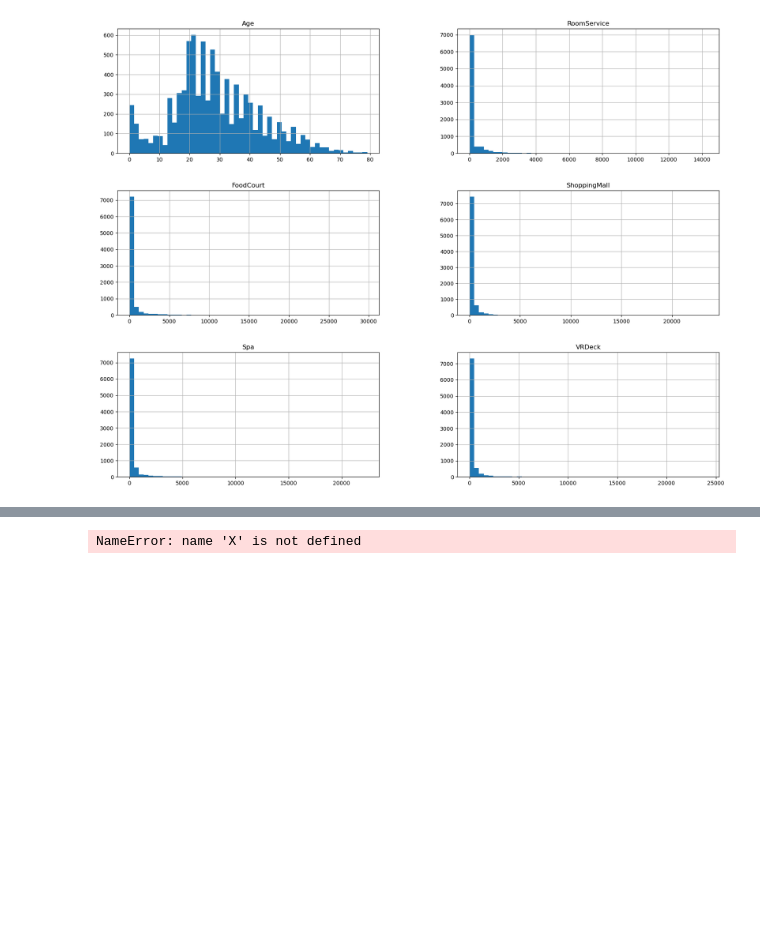
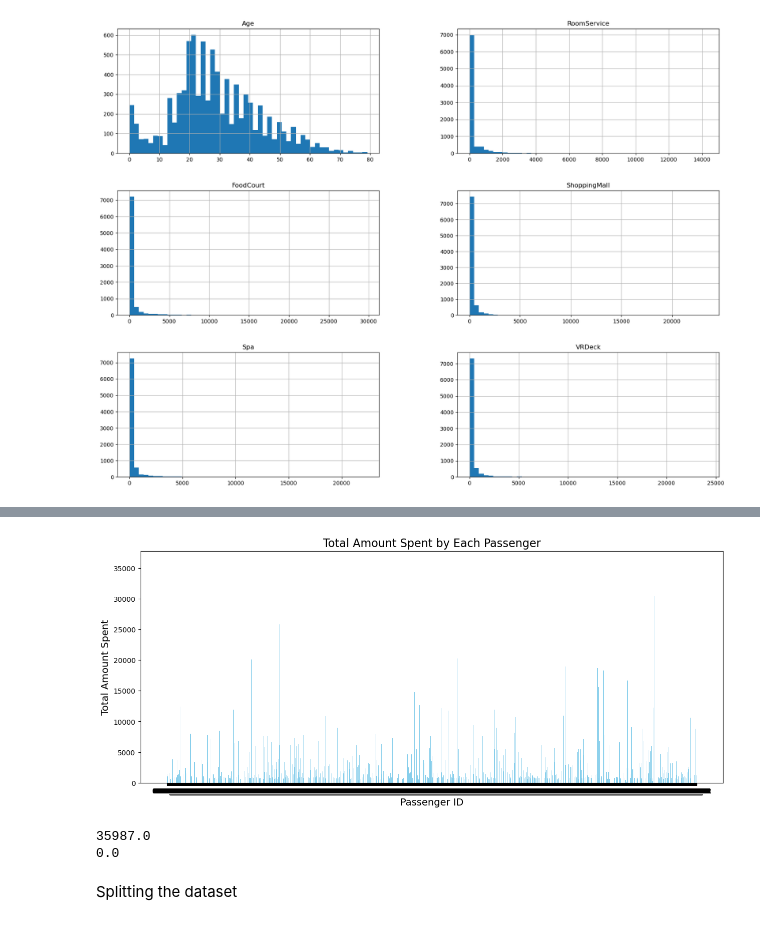
Before and after one commit to 22f3000082/ML-project, a Jupyter notebook: spaceship.ipynb, the cells around one changed output, grey strips where cells are left out. Drawn from its saved outputs; the diff is of its cells as text; code cells hidden in the pictures; blank space fills up the shorter version.

```diff
--- a/spaceship.ipynb
+++ b/spaceship.ipynb
@@ -128,0 +179,8 @@ plt.show()
+# %%
+from sklearn.impute import KNNImputer
+
+# Initialize the imputer
+imputer = KNNImputer(n_neighbors=5)
+
+# Apply KNN Imputation
+df[['CryoSleep', 'VIP','Transported']] = imputer.fit_transform(df[['CryoSleep', 'VIP','Transported']])
@@ -128,0 +189,14 @@ plt.show()
+# %%
+import warnings
+
+# Suppress all warnings
+warnings.filterwarnings('ignore',)
+
+
+# Fill missing values with the median
+
+df['RoomService'].fillna(df['RoomService'].median(), inplace=True)
+df['FoodCourt'].fillna(df['FoodCourt'].median(), inplace=True)
+df['ShoppingMall'].fillna(df['ShoppingMall'].median(), inplace=True)
+df['Spa'].fillna(df['Spa'].median(), inplace=True)
+df['VRDeck'].fillna(df['VRDeck'].median(), inplace=True)
@@ -128,0 +205,7 @@ plt.show()
+# %%
+# Convert True/False to 1/0
+df['VIP'] = df['VIP'].astype(int )
+df['CryoSleep'] = df['CryoSleep'].astype(int)
+df['Transported'] = df['Transported'].astype(int)
+
+print(df)
@@ -128,0 +230,4 @@ plt.show()
+# %%
+df['TotalSpent'] = df['RoomService'] + df['FoodCourt'] + df['ShoppingMall'] + df['Spa'] + df['VRDeck']
+amt_spent = df[['RoomService', 'FoodCourt', 'ShoppingMall', 'Spa', 'VRDeck', 'TotalSpent']]
+print(amt_spent)
@@ -129,5 +249,25 @@ plt.show()
+# %%
+# Plotting the total amount spent by each individual
+plt.figure(figsize=(15, 6))
+plt.bar(df['PassengerId'], df['TotalSpent'], color='skyblue')
+
+# Adding title and labels
+plt.title('Total Amount Spent by Each Passenger', fontsize=16)
+plt.xlabel('Passenger ID', fontsize=14)
+plt.ylabel('Total Amount Spent', fontsize=14)
+
+# Displaying the plot
+plt.show()
+# %% [output]
+[figure, added]
+# %%
+print(df['TotalSpent'].max())
+print(df['TotalSpent'].min())
+# %% [output]
+35987.0
+0.0
+# %% [markdown]
+Splitting the dataset
 # %%
 from sklearn.model_selection import train_test_split
-X_train, X_test, y_train, y_test = train_test_split(X, y, test_size=0.4, random_state= 42)
+train_set, test_set = train_test_split(df, test_size=0.2, random_state=42)
-# %% [output]
-NameError: name 'X' is not defined
```
Also changed, not shown: parts of 10 cells of this notebook.
